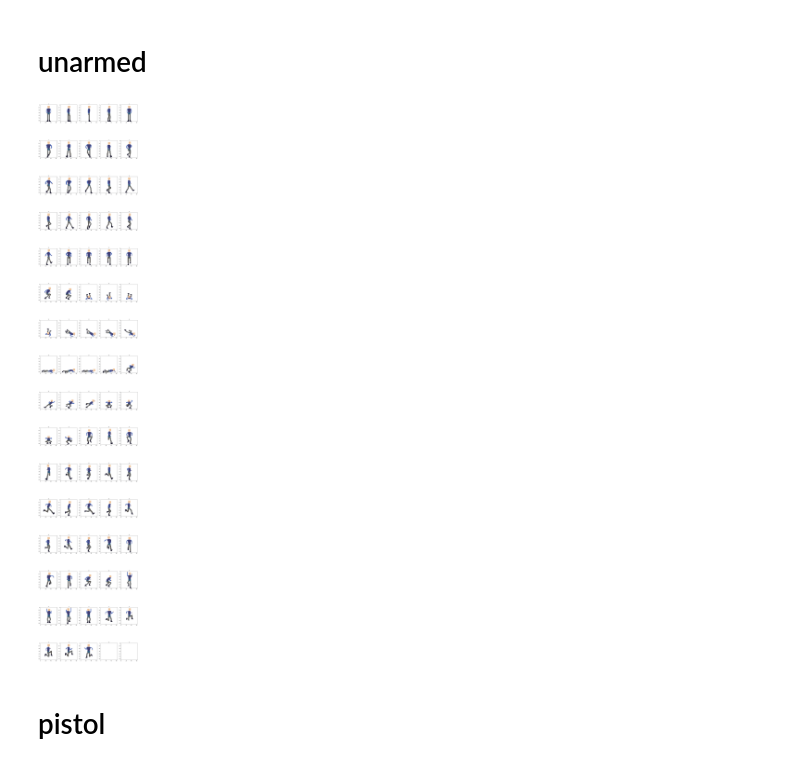
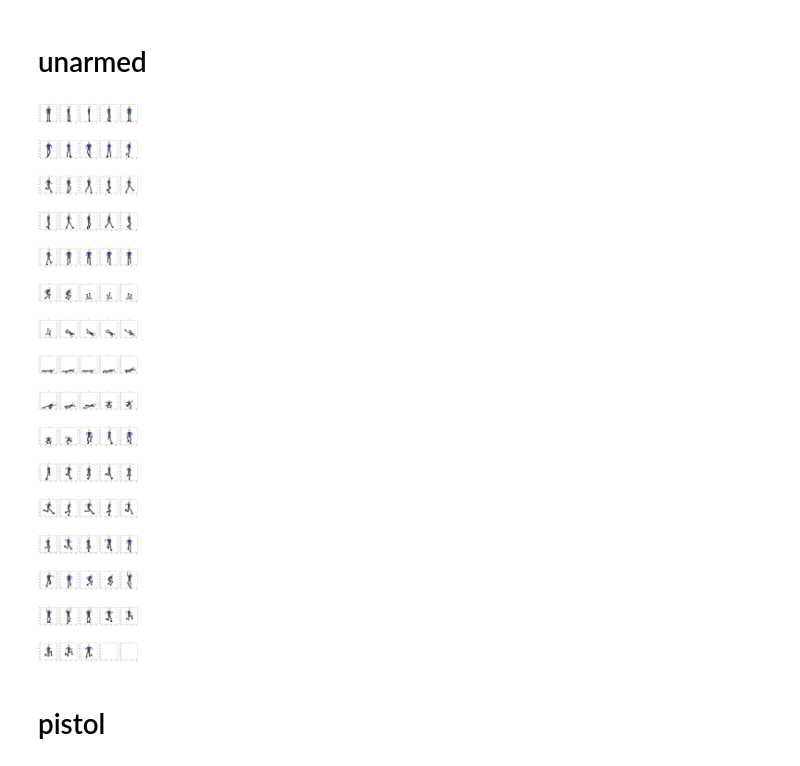
Before and after one commit to scrudgey/DJ2020-tools, a Jupyter notebook: sprite inspector.ipynb, the cells around one changed output. Drawn from its saved outputs; the diff is of its cells as text; code cells hidden in the pictures.

Commit message:
add head

```diff
--- a/sprite inspector.ipynb
+++ b/sprite inspector.ipynb
@@ -77,6 +89,12 @@ def gunwalk(sprites, gun_indexes=[0, 5, 10, 14, 18]):
     display_images(walk_right)
     display_images(walk_rightup)
     display_images(walk_up)
+
+def paste_head(sprite, head_index, offset=(16, -2)):
+    x = sprite.copy()
+    y = head_sprites[head_index].copy()
+    x.paste(y, offset, y)
+    return x
 # %%
 path = os.path.join(CLOUD_PATH, SHEET_DIR)
 
@@ -101,9 +116,20 @@ for i in range(len(leg_sprites)):
 # %% [markdown]
 # unarmed
-# %%
-display_images(combined_sprites)
-# %% [output]
-[figure, removed]
+# %%
+combined_sprites = []
+for i in range(len(leg_sprites)):
+    sprite = combine(leg_sprites[i], torso_sprites[i])
+    if i < 4:
+        j = i % 4
+        sprite = paste_head(sprite, j)
+    elif i < 25:
+        j = int((i - 4) / 5)
+        sprite = paste_head(sprite, j)
+    combined_sprites.append(sprite)
+
+display_images(combined_sprites)
+# %% [output]
+[figure, added]
 # %% [markdown]
 # pistol
 # %%
```
Also changed, not shown: parts of 13 cells of this notebook.
